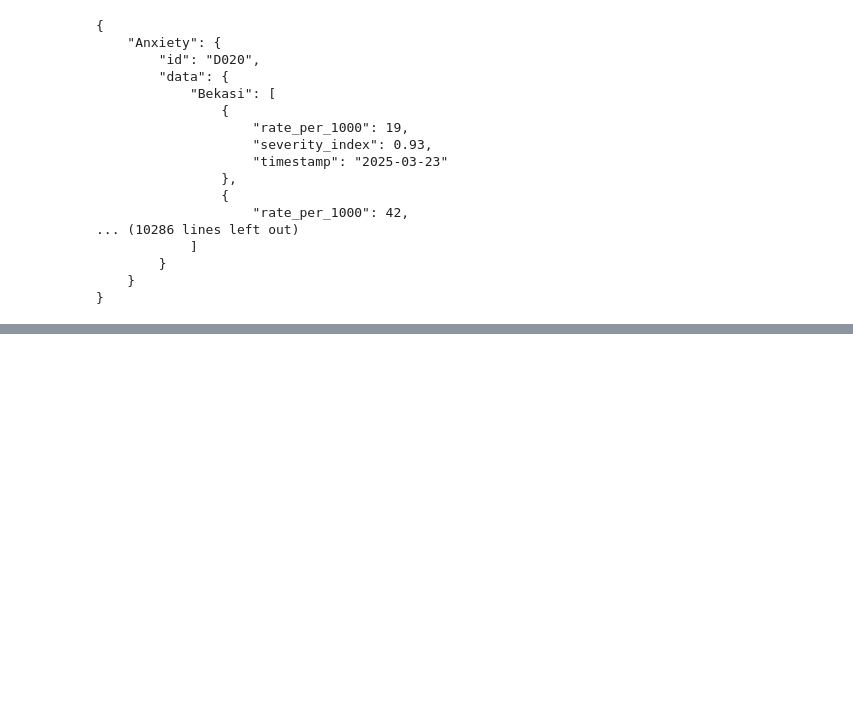
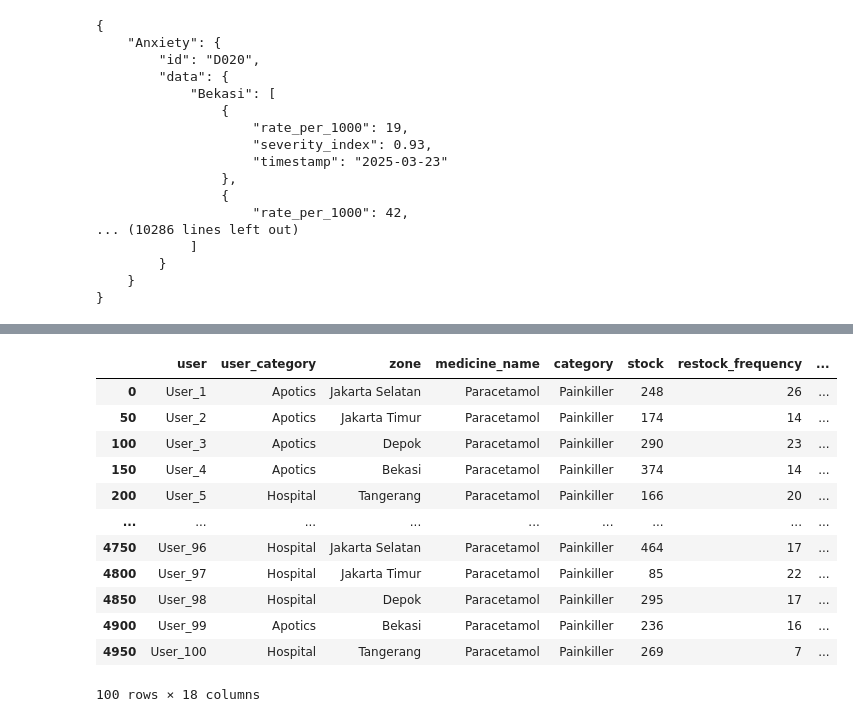
Before and after one commit to hamizghani/predicine-backend, a Jupyter notebook: Untitled.ipynb, the cells around one changed output, grey strips where cells are left out. Cells and saved outputs as stored; diff of their text form; code cells hidden in the pictures; blank space fills up the shorter version.

```diff
--- a/Untitled.ipynb
+++ b/Untitled.ipynb
@@ -220 +275,34 @@ df_disease
 2000 rows × 6 columns
+# %%
+# Terapkan harga dengan toleransi bias ±5000 untuk kategori Hospital
+from datetime import datetime, timedelta
+
+today = datetime.today()
+
+base_prices = {med_name: np.random.uniform(5, 100) * 1000 for med_name, _ in medicine_data}
+
+# Terapkan harga dengan toleransi bias ±5000 untuk semua user category
+medicine["price"] = medicine["medicine_name"].apply(
+    lambda med: np.random.uniform(base_prices[med] - 5000, base_prices[med] + 5000)
+)
+
+medicine["record_timestamp"] = medicine.apply(
+    lambda _: today - timedelta(days=np.random.randint(120, 365)), axis=1
+)
+
+# Ambil semua user unik dari dataset
+unique_users = medicine["user"].unique()
+
+# Dictionary untuk menyimpan avg_visitor setiap user
+avg_visitor_dict = {}
+
+for user in unique_users:
+    category = medicine.loc[medicine["user"] == user, "user_category"].iloc[0]
+    if category == "Hospital":
+        avg_visitor = np.random.randint(500, 2000)
+    else:  # Apotics
+        avg_visitor = np.random.randint(50, 500)
+    avg_visitor_dict[user] = avg_visitor
+
+# Assign avg_visitor ke dataframe (setiap user memiliki satu nilai tetap)
+medicine["avg_visitor_weekly"] = medicine["user"].map(avg_visitor_dict)
@@ -220,0 +311,16 @@ df_disease
+# %%
+medicine[medicine["medicine_name"] == "Paracetamol"]
+# %% [output]
+|  | user | user_category | zone | medicine_name | category | stock | restock_frequency | ... |
+| 0 | User_1 | Apotics | Jakarta Selatan | Paracetamol | Painkiller | 248 | 26 | ... |
+| 50 | User_2 | Apotics | Jakarta Timur | Paracetamol | Painkiller | 174 | 14 | ... |
+| 100 | User_3 | Apotics | Depok | Paracetamol | Painkiller | 290 | 23 | ... |
+| 150 | User_4 | Apotics | Bekasi | Paracetamol | Painkiller | 374 | 14 | ... |
+| 200 | User_5 | Hospital | Tangerang | Paracetamol | Painkiller | 166 | 20 | ... |
+| ... | ... | ... | ... | ... | ... | ... | ... | ... |
+| 4750 | User_96 | Hospital | Jakarta Selatan | Paracetamol | Painkiller | 464 | 17 | ... |
+| 4800 | User_97 | Hospital | Jakarta Timur | Paracetamol | Painkiller | 85 | 22 | ... |
+| 4850 | User_98 | Hospital | Depok | Paracetamol | Painkiller | 295 | 17 | ... |
+| 4900 | User_99 | Apotics | Bekasi | Paracetamol | Painkiller | 236 | 16 | ... |
+| 4950 | User_100 | Hospital | Tangerang | Paracetamol | Painkiller | 269 | 7 | ... |
+100 rows × 18 columns
```
Also changed, not shown: parts of 15 cells of this notebook, 3 other files.
